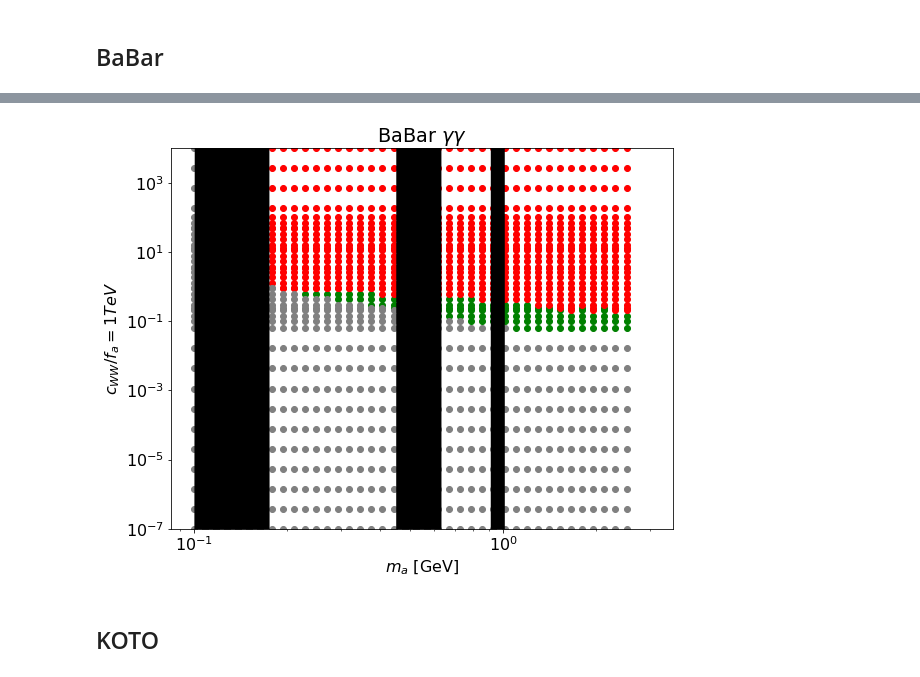
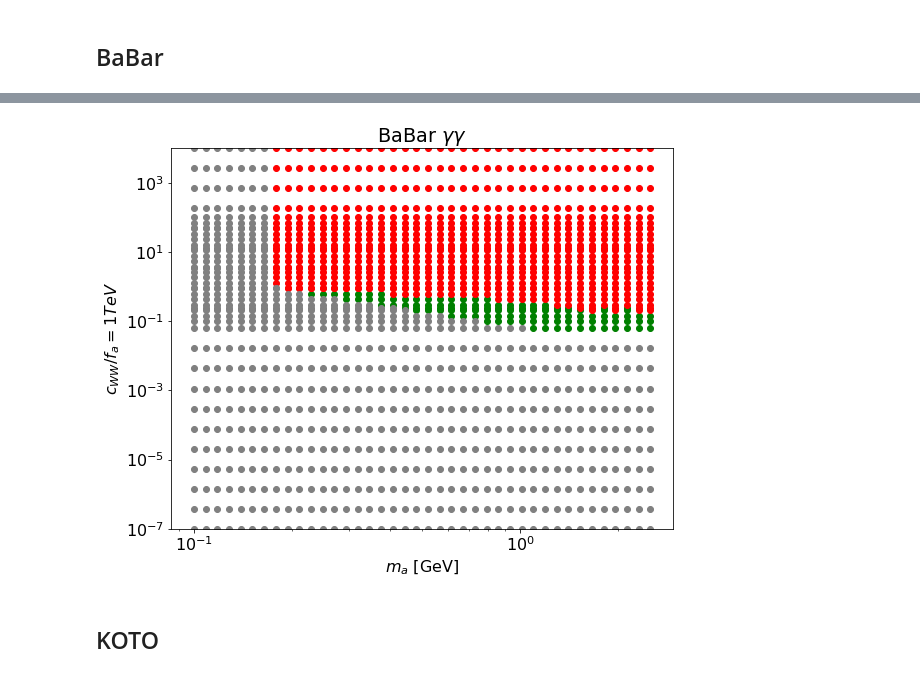
Before and after one commit to anasthesia/alps-BelleII, a Jupyter notebook: python/alps-visible-bounds_up-to-date-BRs.ipynb, the cells around one changed output, grey strips where cells are left out. Drawn from its saved outputs; the diff is of its cells as text; code cells hidden in the pictures.

```diff
--- a/python/alps-visible-bounds_up-to-date-BRs.ipynb
+++ b/python/alps-visible-bounds_up-to-date-BRs.ipynb
@@ -1086,26 +1129,26 @@ plt.savefig('plots/BaBar-gammagamma_cff_bound_new_form.png', dpi=300, bbox_inche
 # %%
 plt.figure(figsize=(9, 7))
 
 
 # plotAllAllowed("output/m-tau-c-BRBtoKgammagamma-cWW_combined.dat",0,2)
 plotAllowedWCuts("output/m-tau-c-BRBtoKgammagamma-cWW_combined.dat",0,2,1,mMin=0.175,mMax=4.78,\
                  tauMin=0,tauMax=100/sm['c']*10**12)
 
-plotCutOutRegions(cutoutRegionsBaBargammagamma,0.1,3,10**-7,10**5,2,color="black")
+# plotCutOutRegions(cutoutRegionsBaBargammagamma,0.1,3,10**-7,10**5,2,color="black")
 
 plt.title('BaBar $\gamma \gamma$')
 plt.xlabel('$m_a$ [GeV]')
 #plt.xlim(0.2,0.2)
 plt.ylabel('$c_{WW}/f_a=1 TeV$')
 plt.xscale("log")
 plt.yscale("log")
 
 # plt.xlim(9*10**-3, 4)
 plt.ylim(10**-7, 10**4)
 
 plt.savefig('plots/BaBar-gammagamma_cWW_bound_new_form.png', dpi=300, bbox_inches='tight')
 # %% [output]
-[figure, old version]
+[figure, new version]
 # %% [markdown]
 ## KOTO
 # %%
```
Also changed, not shown: parts of 21 cells of this notebook, 4 other files.
